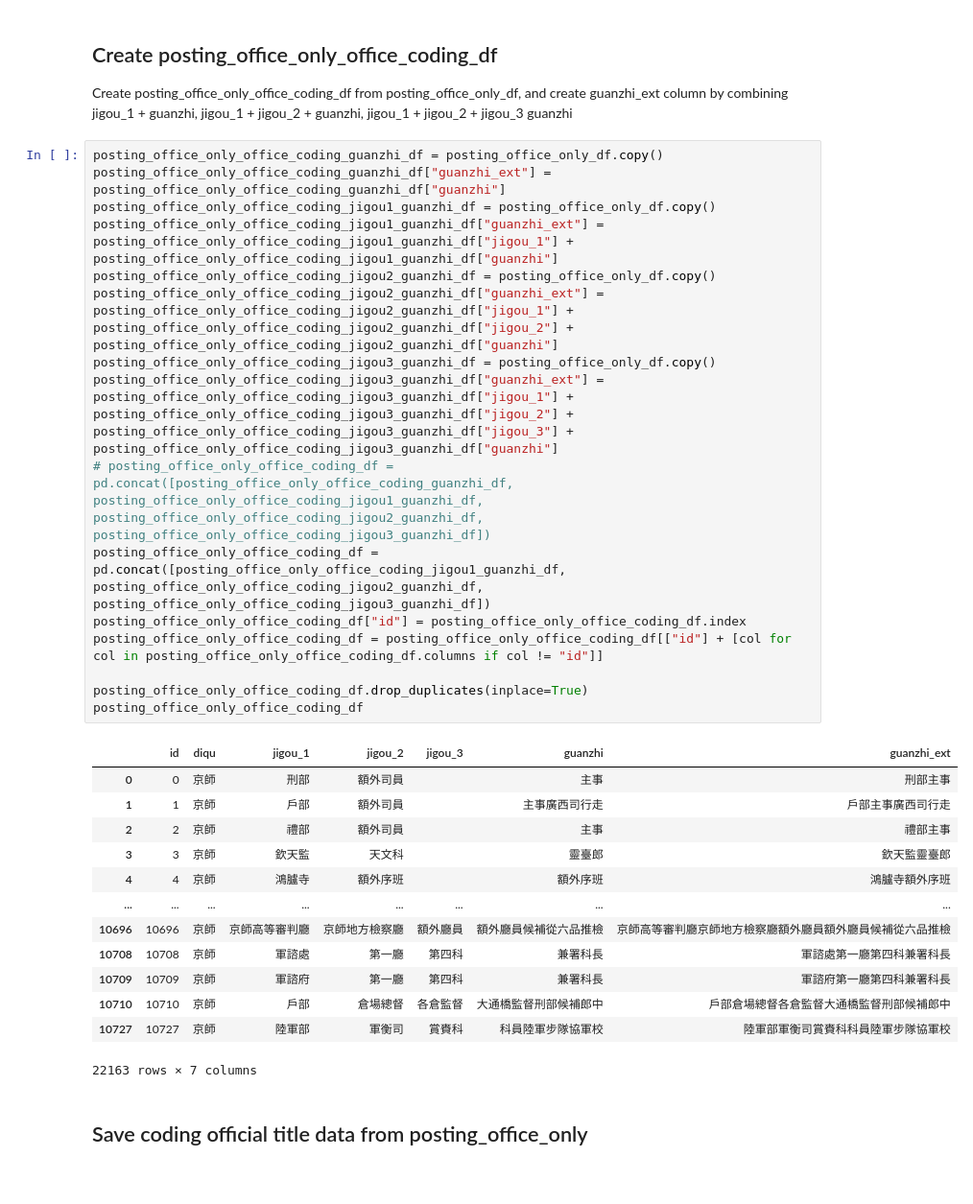
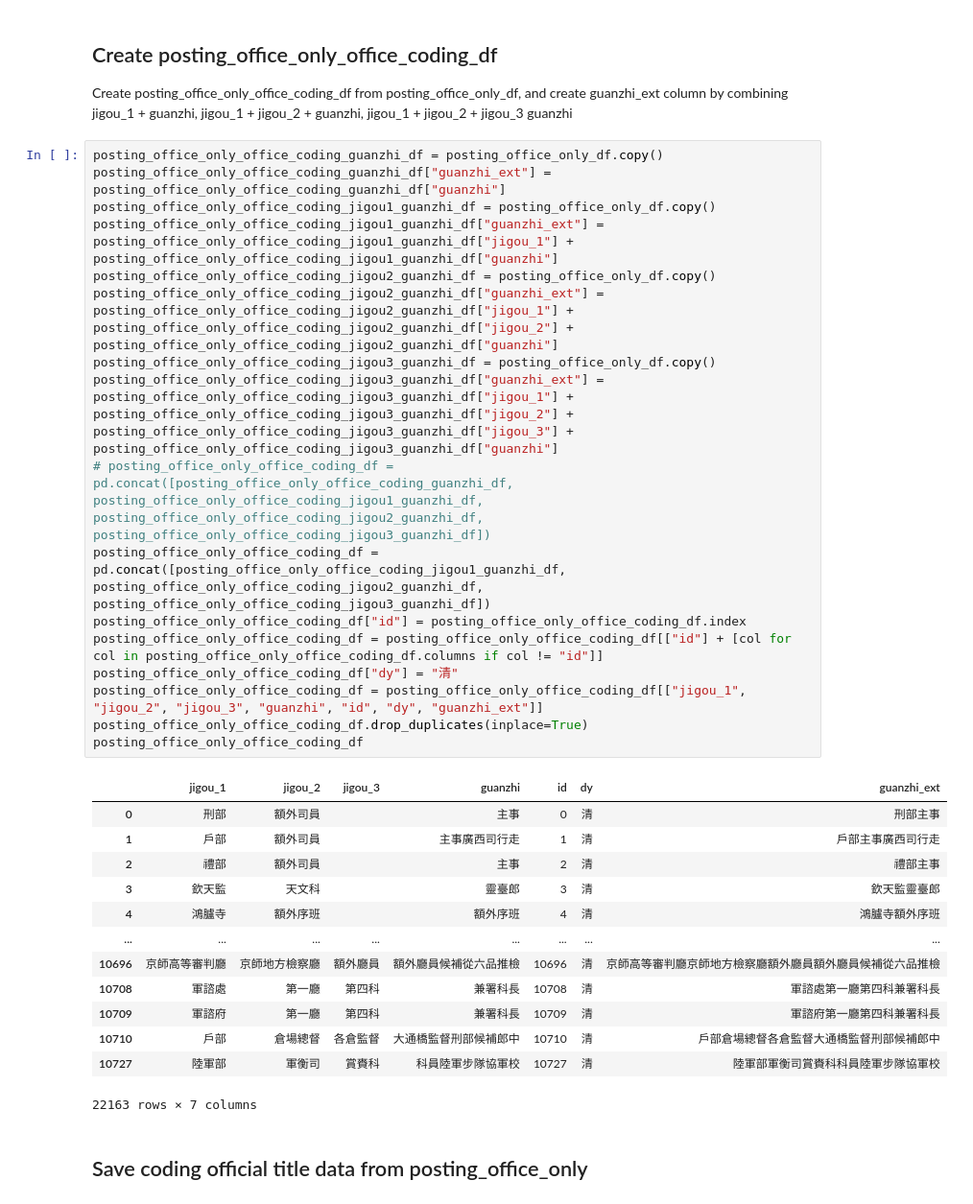
Before and after one commit to cbdb-project/Jinshenlu-20240725-Han-persons-not-in-CBDB_Hongsu, a Jupyter notebook: 5 Create the data for coding/create-data-for-office-coding-2-create-data.ipynb, the cells around one changed output. Shown at 96% size. Drawn from its saved outputs; the diff is of its cells as text.

```diff
--- a/5 Create the data for coding/create-data-for-office-coding-2-create-data.ipynb
+++ b/5 Create the data for coding/create-data-for-office-coding-2-create-data.ipynb
@@ -58,32 +58,33 @@ Create posting_office_only_office_coding_df from posting_office_only_df, and cre
 # %%
 posting_office_only_office_coding_guanzhi_df = posting_office_only_df.copy()
 posting_office_only_office_coding_guanzhi_df["guanzhi_ext"] = posting_office_only_office_coding_guanzhi_df["guanzhi"]
 posting_office_only_office_coding_jigou1_guanzhi_df = posting_office_only_df.copy()
 posting_office_only_office_coding_jigou1_guanzhi_df["guanzhi_ext"] = posting_office_only_office_coding_jigou1_guanzhi_df["jigou_1"] + posting_office_only_office_coding_jigou1_guanzhi_df["guanzhi"]
 posting_office_only_office_coding_jigou2_guanzhi_df = posting_office_only_df.copy()
 posting_office_only_office_coding_jigou2_guanzhi_df["guanzhi_ext"] = posting_office_only_office_coding_jigou2_guanzhi_df["jigou_1"] + posting_office_only_office_coding_jigou2_guanzhi_df["jigou_2"] + posting_office_only_office_coding_jigou2_guanzhi_df["guanzhi"]
 posting_office_only_office_coding_jigou3_guanzhi_df = posting_office_only_df.copy()
 posting_office_only_office_coding_jigou3_guanzhi_df["guanzhi_ext"] = posting_office_only_office_coding_jigou3_guanzhi_df["jigou_1"] + posting_office_only_office_coding_jigou3_guanzhi_df["jigou_2"] + posting_office_only_office_coding_jigou3_guanzhi_df["jigou_3"] + posting_office_only_office_coding_jigou3_guanzhi_df["guanzhi"]
 # posting_office_only_office_coding_df = pd.concat([posting_office_only_office_coding_guanzhi_df, posting_office_only_office_coding_jigou1_guanzhi_df, posting_office_only_office_coding_jigou2_guanzhi_df, posting_office_only_office_coding_jigou3_guanzhi_df])
 posting_office_only_office_coding_df = pd.concat([posting_office_only_office_coding_jigou1_guanzhi_df, posting_office_only_office_coding_jigou2_guanzhi_df, posting_office_only_office_coding_jigou3_guanzhi_df])
 posting_office_only_office_coding_df["id"] = posting_office_only_office_coding_df.index
 posting_office_only_office_coding_df = posting_office_only_office_coding_df[["id"] + [col for col in posting_office_only_office_coding_df.columns if col != "id"]]
-
+posting_office_only_office_coding_df["dy"] = "清"
+posting_office_only_office_coding_df = posting_office_only_office_coding_df[["jigou_1", "jigou_2", "jigou_3", "guanzhi", "id", "dy", "guanzhi_ext"]]
 posting_office_only_office_coding_df.drop_duplicates(inplace=True)
 posting_office_only_office_coding_df
 # %% [output]
-|  | id | diqu | jigou_1 | jigou_2 | jigou_3 | guanzhi | guanzhi_ext |
-| 0 | 0 | 京師 | 刑部 | 額外司員 |  | 主事 | 刑部主事 |
-| 1 | 1 | 京師 | 戶部 | 額外司員 |  | 主事廣西司行走 | 戶部主事廣西司行走 |
-| 2 | 2 | 京師 | 禮部 | 額外司員 |  | 主事 | 禮部主事 |
-| 3 | 3 | 京師 | 欽天監 | 天文科 |  | 靈臺郎 | 欽天監靈臺郎 |
-| 4 | 4 | 京師 | 鴻臚寺 | 額外序班 |  | 額外序班 | 鴻臚寺額外序班 |
+|  | jigou_1 | jigou_2 | jigou_3 | guanzhi | id | dy | guanzhi_ext |
+| 0 | 刑部 | 額外司員 |  | 主事 | 0 | 清 | 刑部主事 |
+| 1 | 戶部 | 額外司員 |  | 主事廣西司行走 | 1 | 清 | 戶部主事廣西司行走 |
+| 2 | 禮部 | 額外司員 |  | 主事 | 2 | 清 | 禮部主事 |
+| 3 | 欽天監 | 天文科 |  | 靈臺郎 | 3 | 清 | 欽天監靈臺郎 |
+| 4 | 鴻臚寺 | 額外序班 |  | 額外序班 | 4 | 清 | 鴻臚寺額外序班 |
 | ... | ... | ... | ... | ... | ... | ... | ... |
-| 10696 | 10696 | 京師 | 京師高等審判廳 | 京師地方檢察廳 | 額外廳員 | 額外廳員候補從六品推檢 | 京師高等審判廳京師地方檢察廳額外廳員額外廳員候補從六品推檢 |
-| 10708 | 10708 | 京師 | 軍諮處 | 第一廳 | 第四科 | 兼署科長 | 軍諮處第一廳第四科兼署科長 |
-| 10709 | 10709 | 京師 | 軍諮府 | 第一廳 | 第四科 | 兼署科長 | 軍諮府第一廳第四科兼署科長 |
-| 10710 | 10710 | 京師 | 戶部 | 倉場總督 | 各倉監督 | 大通橋監督刑部候補郎中 | 戶部倉場總督各倉監督大通橋監督刑部候補郎中 |
-| 10727 | 10727 | 京師 | 陸軍部 | 軍衡司 | 賞賚科 | 科員陸軍步隊協軍校 | 陸軍部軍衡司賞賚科科員陸軍步隊協軍校 |
+| 10696 | 京師高等審判廳 | 京師地方檢察廳 | 額外廳員 | 額外廳員候補從六品推檢 | 10696 | 清 | 京師高等審判廳京師地方檢察廳額外廳員額外廳員候補從六品推檢 |
+| 10708 | 軍諮處 | 第一廳 | 第四科 | 兼署科長 | 10708 | 清 | 軍諮處第一廳第四科兼署科長 |
+| 10709 | 軍諮府 | 第一廳 | 第四科 | 兼署科長 | 10709 | 清 | 軍諮府第一廳第四科兼署科長 |
+| 10710 | 戶部 | 倉場總督 | 各倉監督 | 大通橋監督刑部候補郎中 | 10710 | 清 | 戶部倉場總督各倉監督大通橋監督刑部候補郎中 |
+| 10727 | 陸軍部 | 軍衡司 | 賞賚科 | 科員陸軍步隊協軍校 | 10727 | 清 | 陸軍部軍衡司賞賚科科員陸軍步隊協軍校 |
 22163 rows × 7 columns
 # %% [markdown]
 ## Save coding official title data from posting_office_only
```
Also changed, not shown: parts of 2 cells of this notebook.
